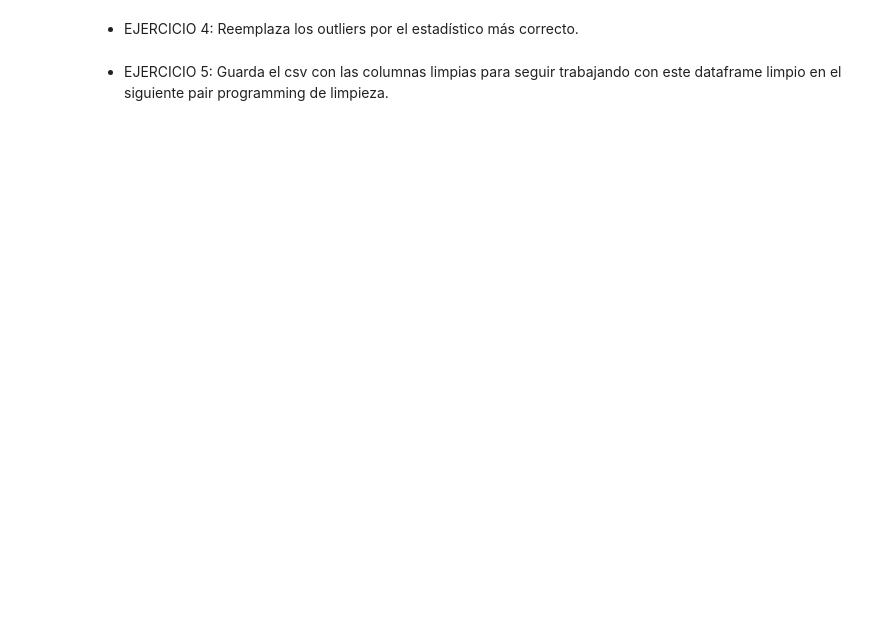
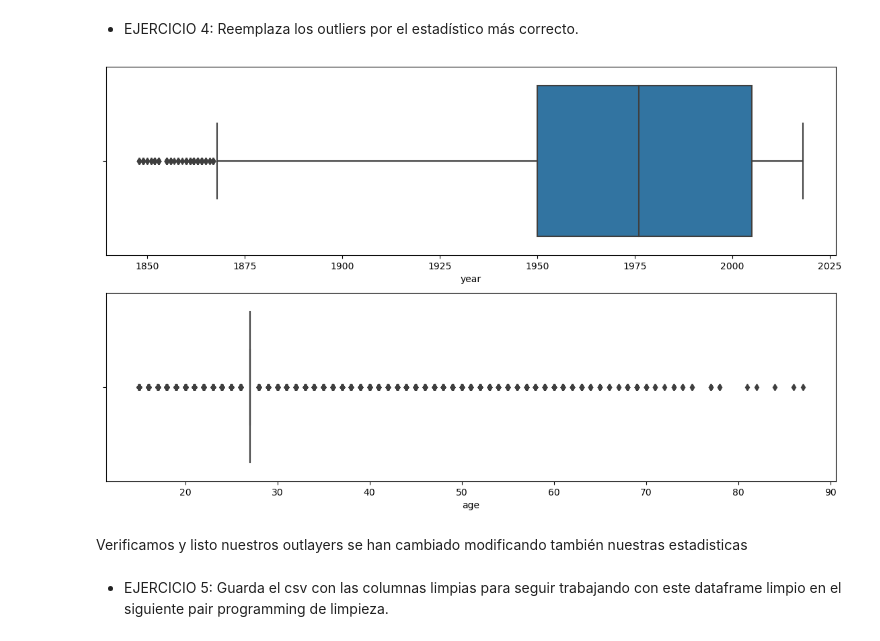
Before and after one commit to Adalab/DA-promo-b-modulo-2-sprint-2-Yadi-Vero, a Jupyter notebook: Limpieza/III-pair-programming-limpieza-3.ipynb, the cells around one changed output. Cells and saved outputs as stored; diff of their text form; code cells hidden in the pictures; blank space fills up the shorter version.

Commit message:
Subo actualización final del pair programming.Lo hemos intentado todo... solo podemos decir... sin tan sólo pudieramos...😫

```diff
--- a/Limpieza/III-pair-programming-limpieza-3.ipynb
+++ b/Limpieza/III-pair-programming-limpieza-3.ipynb
@@ -78,2 +95,38 @@ outliers_age.sample(5)
+# %%
+for k, v in ind.items(): #aqui iteramos por esos indices y los cambiamos por la mediana de la columna year
+    mediana=df[k].median()
+    for i in v:
+        df.loc[i,k]=mediana
+# %%
+def indices_age(columnas, df): #Función para sacar los indices de la columna age usando sólo el Q1
+
+    dicc={}
+    for col in columnas:
+        Q1=np.nanpercentile(df[col], 25)
+        Q3=np.nanpercentile(df[col], 75)
+        IQR=Q3-Q1
+        outliers_step=1.5*IQR
+        outliers_data=df[(df[col] < Q1-outliers_step)]
+        #Sacamos los indices
+        if outliers_data.shape[0] > 0:
+            dicc[col]=(list(outliers_data.index))
+    return dicc
+# %%
+columna=["age"]
+ind_age=indices_age(columna, df)
+# %%
+for k, v in ind_age.items(): #aqui iteramos por esos indices y los cambiamos por la mediana de la columna age
+    media=df[k].median()
+    for i in v:
+        df.loc[i,k]=media
+# %%
+fig, ax = plt.subplots(2,1, figsize=(14,8))
+for i in range(len(df_num.columns)):
+    sns.boxplot(x=df_num.columns[i], data=df_num, ax=ax[i])
+plt.show()
+# %% [output]
+[figure, added]
+# %% [markdown]
+Verificamos y listo nuestros outlayers se han cambiado modificando también nuestras estadisticas
 # %% [markdown]
 - EJERCICIO 5: Guarda el csv con las columnas limpias para seguir trabajando con este dataframe limpio en el siguiente pair programming de limpieza.
```
Also changed, not shown: parts of 7 cells of this notebook, 23 other files.
